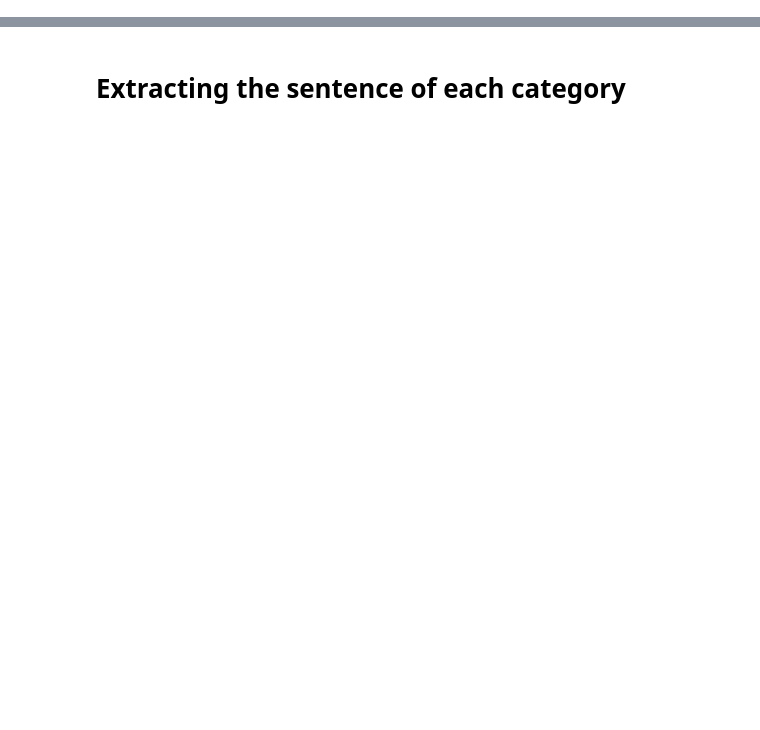
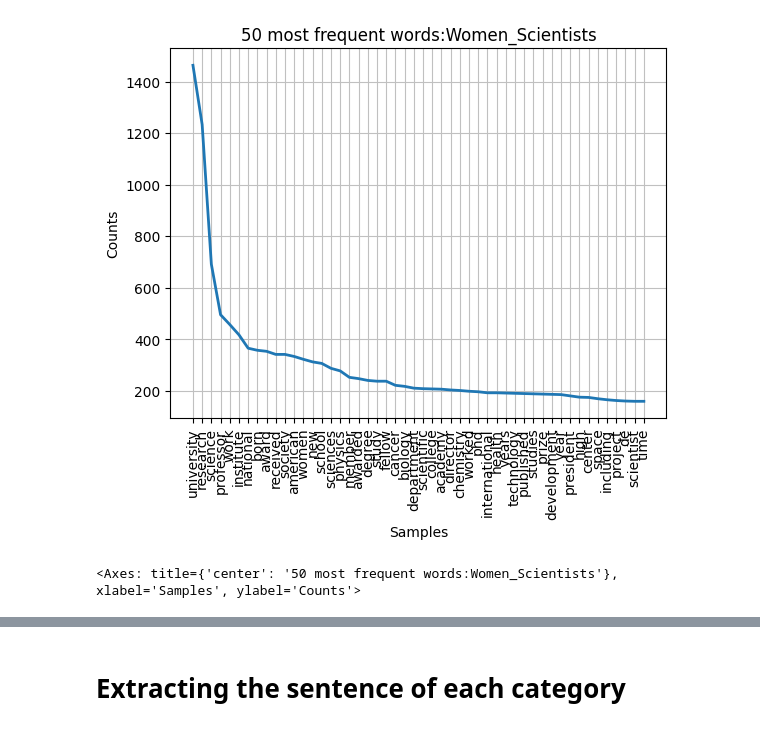
Before and after one commit to ClementineBleuze/M1-NLP-DataScience-Project, a Jupyter notebook: notebook/Data_Analysis.ipynb, the cells around one changed output, grey strips where cells are left out. Saved outputs shown, nothing was run; the diff lists cells and outputs as text; code cells hidden in the pictures; blank space fills up the shorter version.

```diff
--- a/notebook/Data_Analysis.ipynb
+++ b/notebook/Data_Analysis.ipynb
@@ -179,0 +234,7 @@ plt.show()
+# %%
+frequency_dist = nltk.FreqDist(Scientists_tokens)
+plt.title("50 most frequent words:Women_Scientists")
+frequency_dist.plot(50)
+# %% [output]
+[figure, added]
+<Axes: title={'center': '50 most frequent words:Women_Scientists'}, xlabel='Samples', ylabel='Counts'>
```
Also changed, not shown: parts of 52 cells of this notebook.
